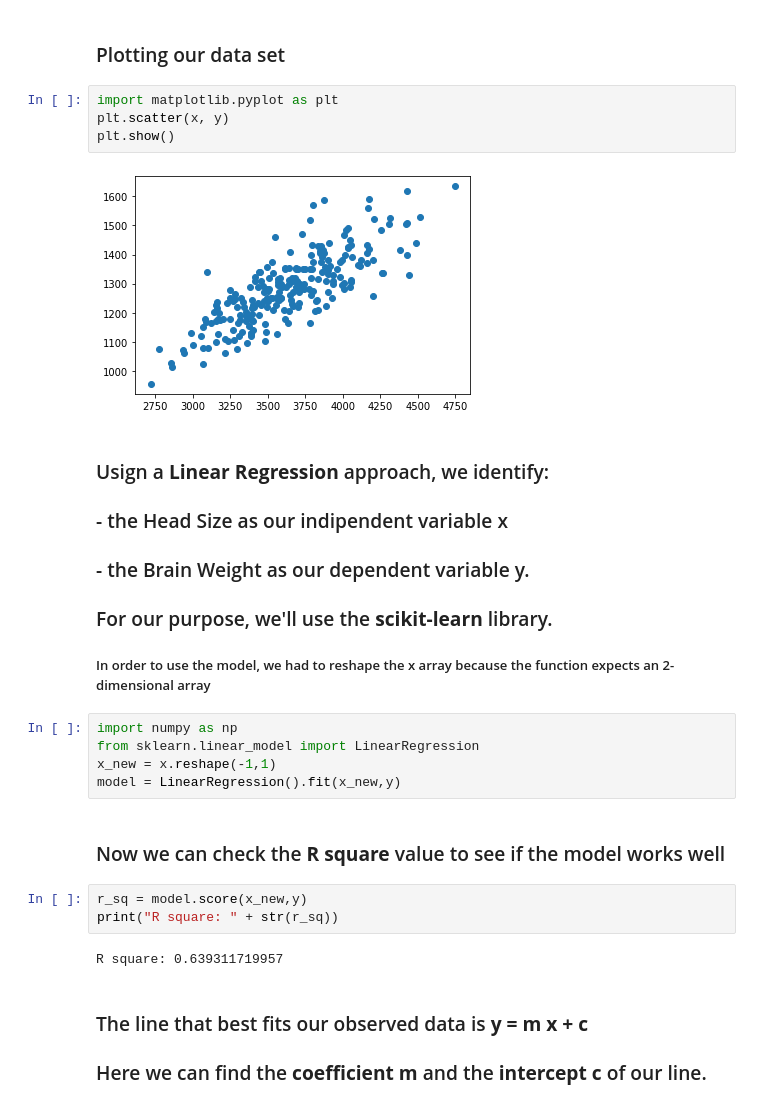
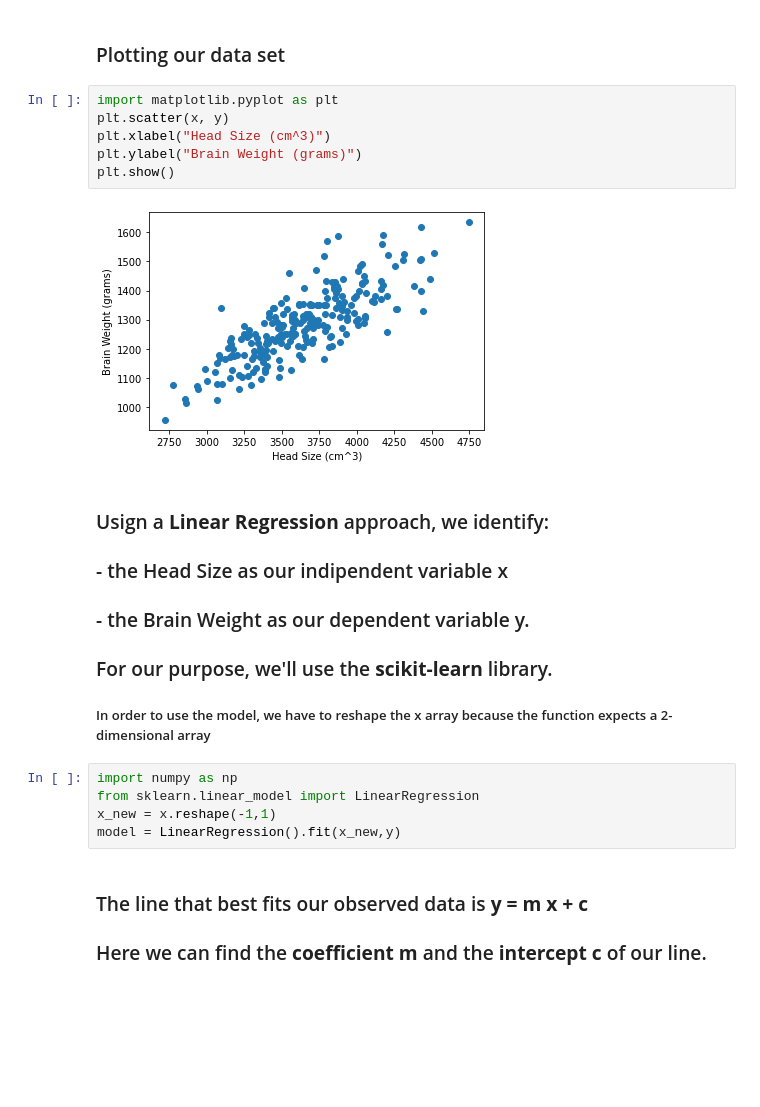
Before and after one commit to vdolce/ml-brain-analysis, a Jupyter notebook: src/Brain_Analysis_A_Machine_Learning_Approach.ipynb, the cells around one changed output. Saved outputs shown, nothing was run; the diff lists cells and outputs as text; blank space fills up the shorter version.

```diff
--- a/src/Brain_Analysis_A_Machine_Learning_Approach.ipynb
+++ b/src/Brain_Analysis_A_Machine_Learning_Approach.ipynb
@@ -42,28 +40,23 @@ y = data['Brain Weight(grams)'].values
 # %%
 import matplotlib.pyplot as plt
 plt.scatter(x, y)
+plt.xlabel("Head Size (cm^3)")
+plt.ylabel("Brain Weight (grams)")
 plt.show()
 # %% [output]
-[figure, old version]
+[figure, new version]
 # %% [markdown]
 ### Usign a **Linear Regression** approach, we identify:
 ###    - the Head Size as our indipendent variable x
 ###    - the Brain Weight as our dependent variable y.
 
 ### For our purpose, we'll use the **scikit-learn** library.
-##### In order to use the model, we had to reshape the x array because the function expects an 2-dimensional array
+##### In order to use the model, we have to reshape the x array because the function expects a 2-dimensional array
 # %%
 import numpy as np
 from sklearn.linear_model import LinearRegression
 x_new = x.reshape(-1,1)
 model = LinearRegression().fit(x_new,y)
-# %% [markdown]
-### Now we can check the **R square** value to see if the model works well
-# %%
-r_sq = model.score(x_new,y)
-print("R square: " + str(r_sq))
-# %% [output]
-R square: 0.639311719957
 # %% [markdown]
 ### The line that best fits our observed data is **y = m x + c**
 ### Here we can find the **coefficient m** and the **intercept c** of our line.
```
Also changed, not shown: parts of 9 cells of this notebook.
